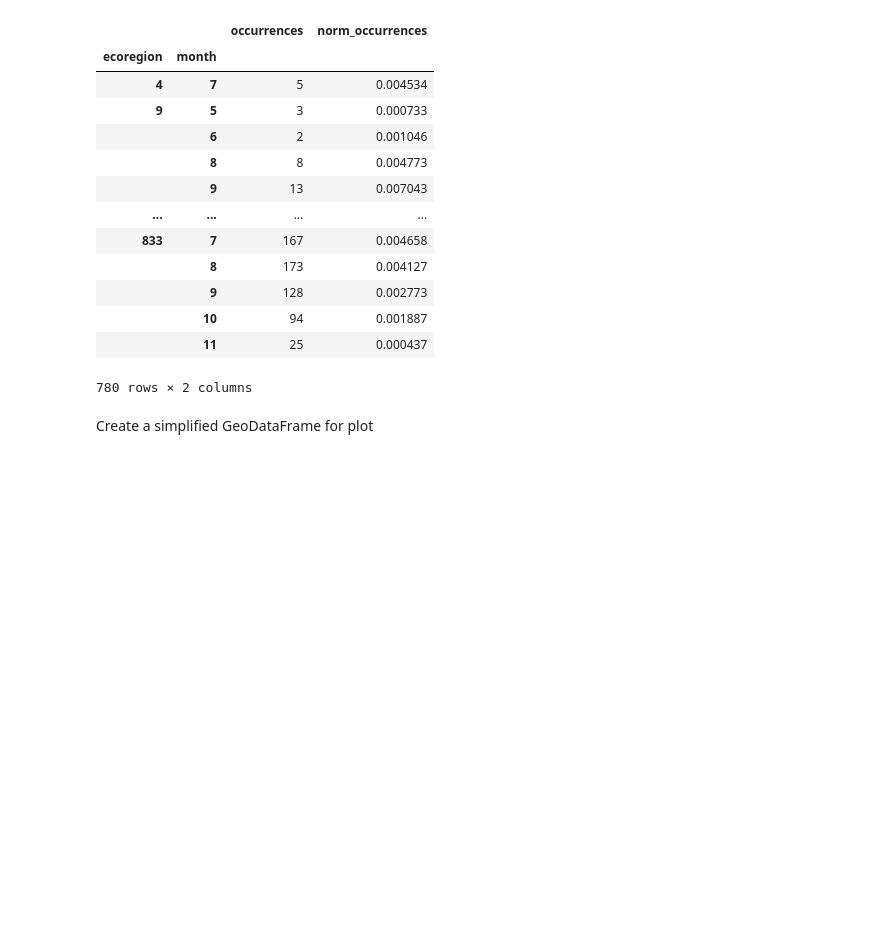
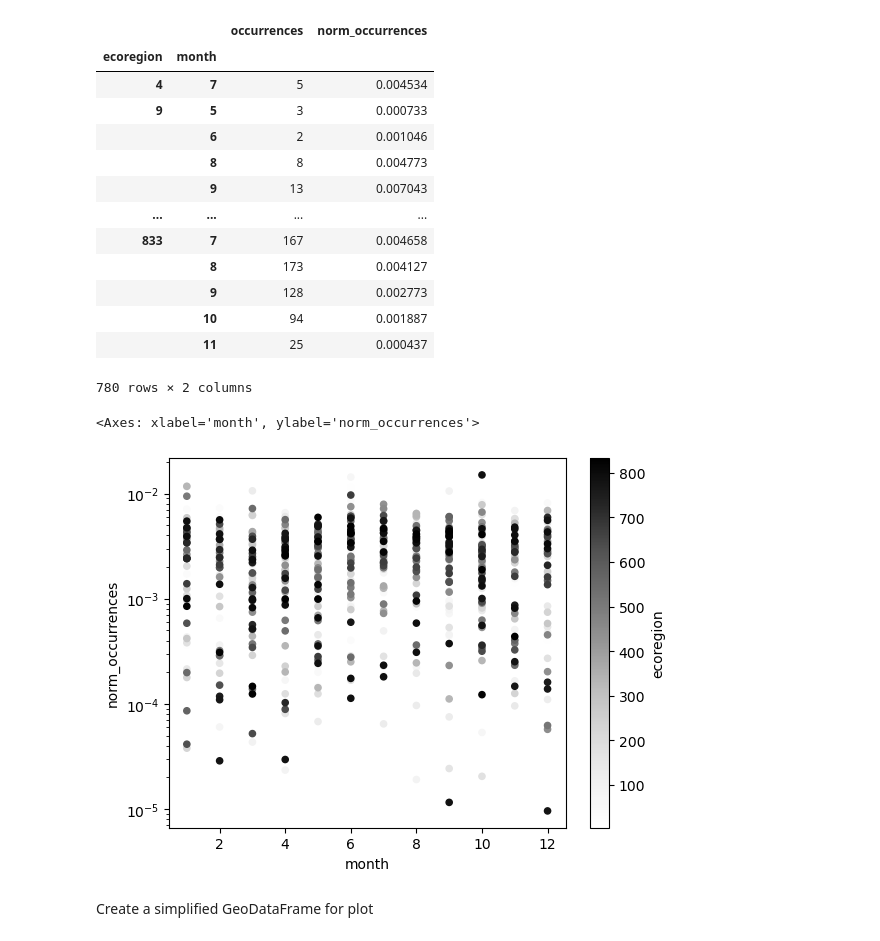
Before and after one commit to earthlab-education/species-distribution-coding-challenge-byandell, a Jupyter notebook: notebooks/sandhill-crane-species-download.ipynb, the cells around one changed output. Saved outputs shown, nothing was run; the diff lists cells and outputs as text; code cells hidden in the pictures; blank space fills up the shorter version.

```diff
--- a/notebooks/sandhill-crane-species-download.ipynb
+++ b/notebooks/sandhill-crane-species-download.ipynb
@@ -500,6 +500,15 @@ occurrence_df
 |  | 10 | 94 | 0.001887 |
 |  | 11 | 25 | 0.000437 |
 780 rows × 2 columns
+# %%
+# plot to check distrubions
+occurrence_df.reset_index().plot.scatter(
+    x='month', y='norm_occurrences', c='ecoregion',
+    logy=True
+)
+# %% [output]
+<Axes: xlabel='month', ylabel='norm_occurrences'>
+[figure, added]
 # %% [markdown]
 Create a simplified GeoDataFrame for plot
 # %%
```
Also changed, not shown: parts of 5 cells of this notebook, 1 other file.
